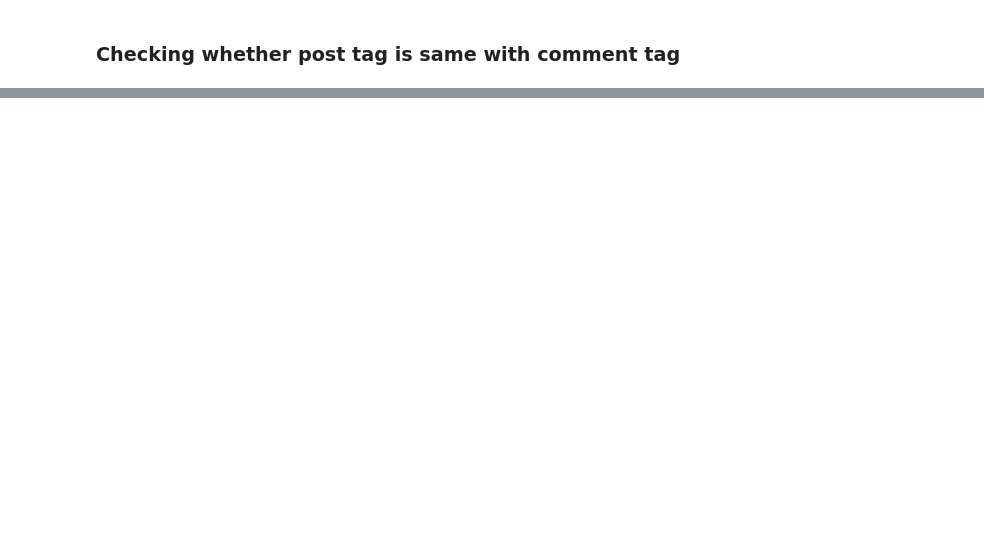
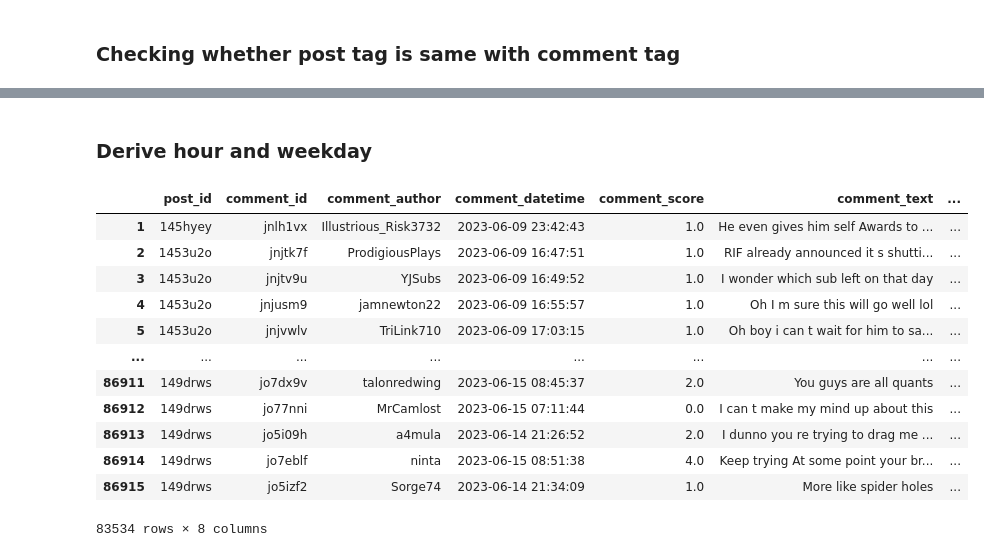
Before and after one commit to BrianLoe/NLP, a Jupyter notebook: Data cleaning.ipynb, the cells around one changed output, grey strips where cells are left out. Saved outputs shown, nothing was run; the diff lists cells and outputs as text; code cells hidden in the pictures; blank space fills up the shorter version.

```diff
--- a/Data cleaning.ipynb
+++ b/Data cleaning.ipynb
@@ -321,0 +286,3 @@ data.loc[data['comment_text'].isin(['deleted','removed'])]
+# %%
+comments['comment_text']=comments['comment_text'].astype(str)
+comments['comment_text']=comments['comment_text'].str.strip()
@@ -321,0 +309,19 @@ data.loc[data['comment_text'].isin(['deleted','removed'])]
+# %% [markdown]
+### Derive hour and weekday
+# %%
+comments['comment_datetime'] = pd.to_datetime(comments['comment_datetime'])
+comments
+# %% [output]
+|  | post_id | comment_id | comment_author | comment_datetime | comment_score | comment_text | ... |
+| 1 | 145hyey | jnlh1vx | Illustrious_Risk3732 | 2023-06-09 23:42:43 | 1.0 | He even gives him self Awards to ... | ... |
+| 2 | 1453u2o | jnjtk7f | ProdigiousPlays | 2023-06-09 16:47:51 | 1.0 | RIF already announced it s shutti... | ... |
+| 3 | 1453u2o | jnjtv9u | YJSubs | 2023-06-09 16:49:52 | 1.0 | I wonder which sub left on that day | ... |
+| 4 | 1453u2o | jnjusm9 | jamnewton22 | 2023-06-09 16:55:57 | 1.0 | Oh I m sure this will go well lol | ... |
+| 5 | 1453u2o | jnjvwlv | TriLink710 | 2023-06-09 17:03:15 | 1.0 | Oh boy i can t wait for him to sa... | ... |
+| ... | ... | ... | ... | ... | ... | ... | ... |
+| 86911 | 149drws | jo7dx9v | talonredwing | 2023-06-15 08:45:37 | 2.0 | You guys are all quants | ... |
+| 86912 | 149drws | jo77nni | MrCamlost | 2023-06-15 07:11:44 | 0.0 | I can t make my mind up about this | ... |
+| 86913 | 149drws | jo5i09h | a4mula | 2023-06-14 21:26:52 | 2.0 | I dunno you re trying to drag me ... | ... |
+| 86914 | 149drws | jo7eblf | ninta | 2023-06-15 08:51:38 | 4.0 | Keep trying At some point your br... | ... |
+| 86915 | 149drws | jo5izf2 | Sorge74 | 2023-06-14 21:34:09 | 1.0 | More like spider holes | ... |
+83534 rows × 8 columns
```
Also changed, not shown: parts of 36 cells of this notebook.
